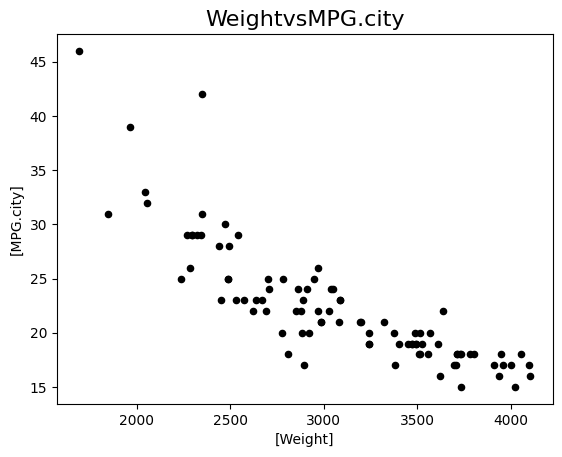
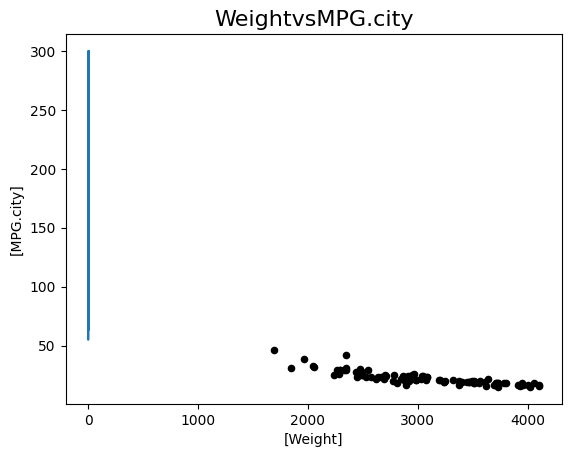
Code edit (unified diff) that turned the first committed figure into the second:
--- before
+++ after
@@ -39,2 +39,7 @@
 ax.set_ylabel=("MPG.city")
 ax.set_title("WeightvsMPG.city",fontsize=16)
+plt.plot(cars_df['EngineSize'],cars_df['Horsepower'])
+plt.xlabel('EngineSize')
+plt.ylabel('Horsepower')
+plt.title('linecharttoobservetheVariationin"EngineSize"against"Horsepower')
+plt.show()

Commit: Created using Colab